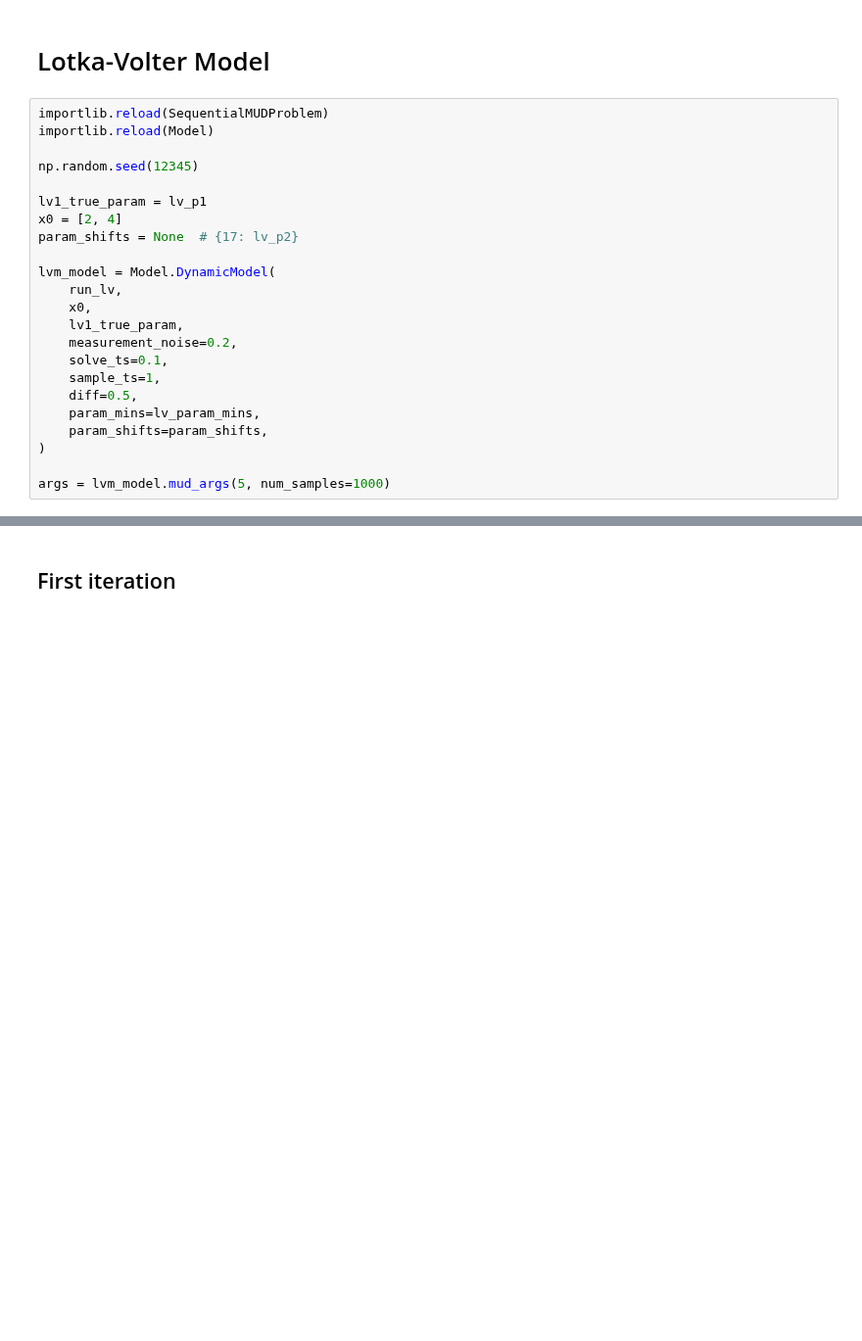
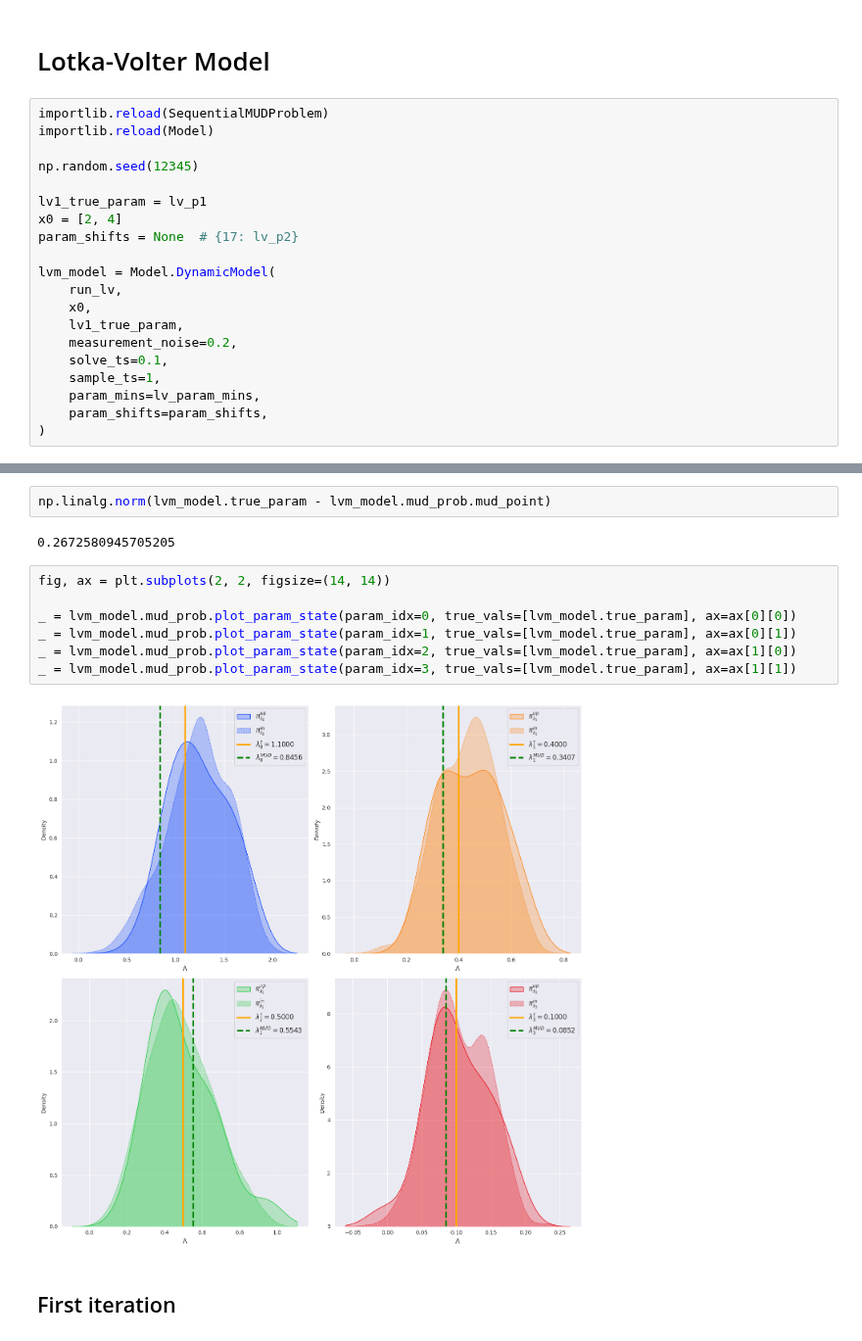
Before and after one commit to UT-CHG/pyDCI, a Jupyter notebook: notebooks/ModelClassTest.ipynb, the cells around one changed output, grey strips where cells are left out. Shown at 98% size. Drawn from its saved outputs; the diff is of its cells as text; blank space fills up the shorter version.

```diff
--- a/notebooks/ModelClassTest.ipynb
+++ b/notebooks/ModelClassTest.ipynb
@@ -30,9 +30,6 @@ lvm_model = Model.DynamicModel(
     measurement_noise=0.2,
     solve_ts=0.1,
     sample_ts=1,
-    diff=0.5,
     param_mins=lv_param_mins,
     param_shifts=param_shifts,
 )
-
-args = lvm_model.mud_args(5, num_samples=1000)
@@ -43,3 +67,16 @@ args['q_lam'].shape
+# %%
+np.linalg.norm(lvm_model.true_param - lvm_model.mud_prob.mud_point)
+# %% [output]
+0.2672580945705205
+# %%
+fig, ax = plt.subplots(2, 2, figsize=(14, 14))
+
+_ = lvm_model.mud_prob.plot_param_state(param_idx=0, true_vals=[lvm_model.true_param], ax=ax[0][0])
+_ = lvm_model.mud_prob.plot_param_state(param_idx=1, true_vals=[lvm_model.true_param], ax=ax[0][1])
+_ = lvm_model.mud_prob.plot_param_state(param_idx=2, true_vals=[lvm_model.true_param], ax=ax[1][0])
+_ = lvm_model.mud_prob.plot_param_state(param_idx=3, true_vals=[lvm_model.true_param], ax=ax[1][1])
+# %% [output]
+[figure, added]
 # %% [markdown]
 ## First iteration
 # %%
```
Also changed, not shown: parts of 9 cells of this notebook, 4 other files.
